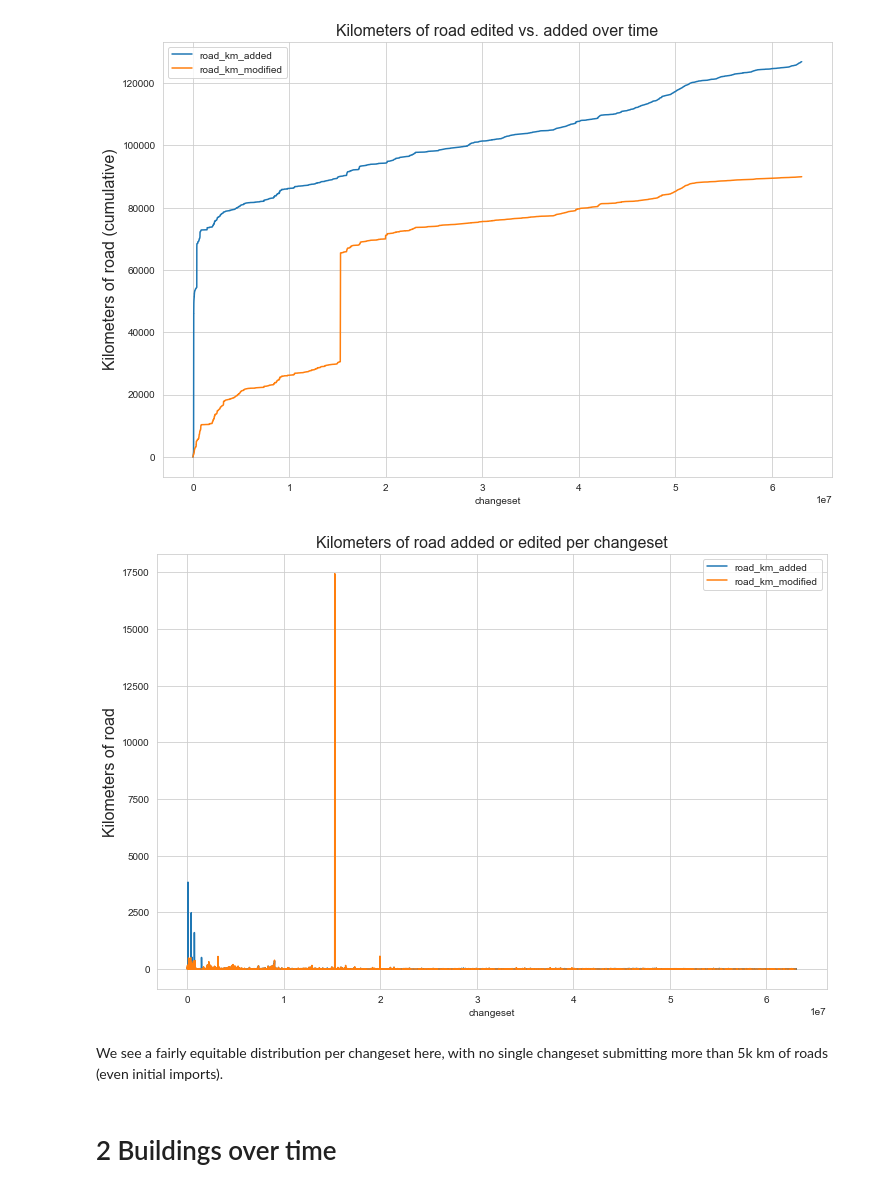
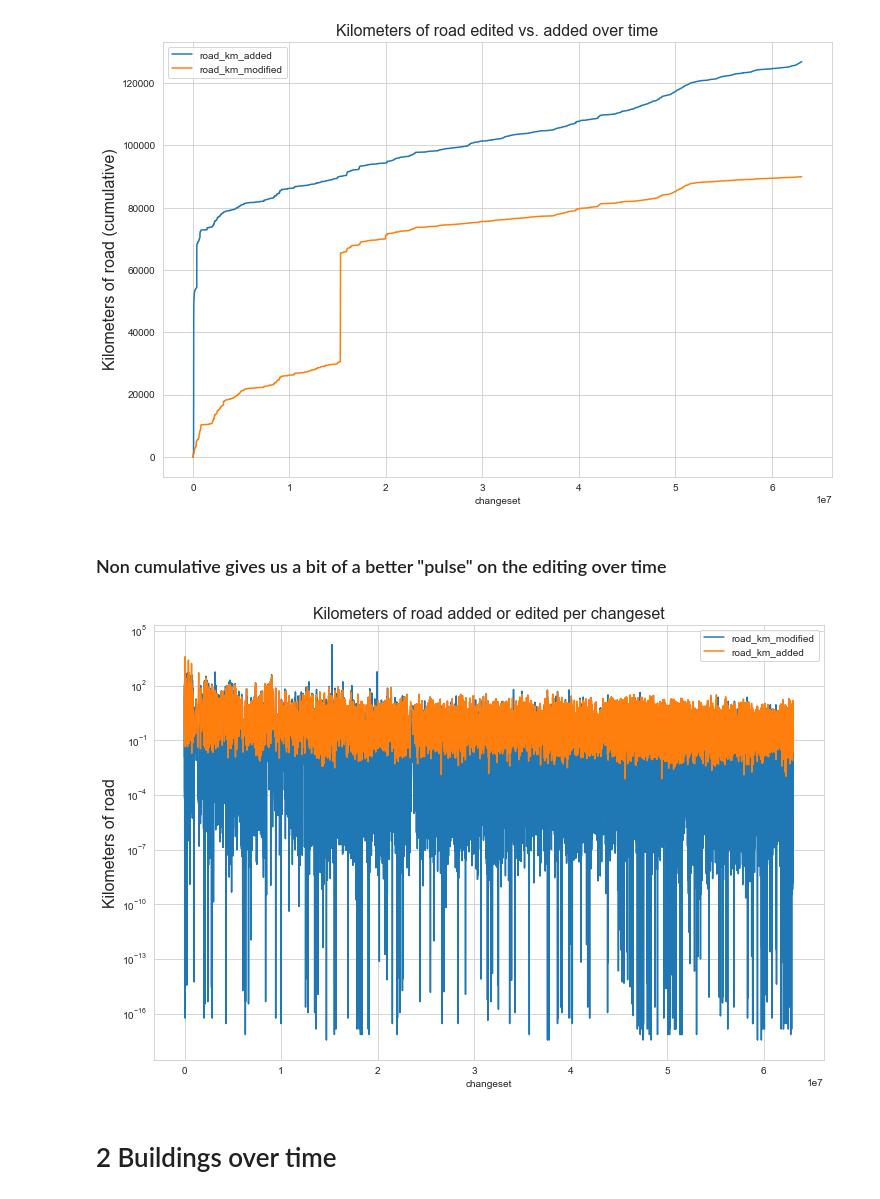
Before and after one commit to jenningsanderson/sotmus-analysis, a Jupyter notebook: analysis/Per-Changeset-Analysis.ipynb, the cells around one changed output. Cells and saved outputs as stored; diff of their text form; code cells hidden in the pictures.

```diff
--- a/analysis/Per-Changeset-Analysis.ipynb
+++ b/analysis/Per-Changeset-Analysis.ipynb
@@ -18,7 +18,8 @@ header = ['user',"changeset","road_km_added","road_km_modified","waterway_km_add
 df = pd.read_csv('../data/changeset_stats-'+PLACE+'-20180930.csv',names=header, sep=',',index_col=False)
 df.set_index('changeset',inplace=True)
 df.sort_index(inplace=True)
-df.head(2)
+df['url'] = df.apply(lambda x: "http://openstreetmap.org/changeset/{}".format(x.name),axis=1)
+df.head()
 # %% [output]
 |  | user | road_km_added | road_km_modified | waterway_km_added | waterway_km_modified | roads_added | ... |
 | changeset |  |  |  |  |  |  | ... |
@@ -41,14 +44,16 @@ ax.set_title("Kilometers of road edited vs. added over time",fontsize=16);
 # %% [output]
 [figure]
+# %% [markdown]
+### Non cumulative gives us a bit of a better "pulse" on the editing over time
 # %%
 sns.set_style('whitegrid')
-ax = df[['road_km_added','road_km_modified']].plot(figsize=(12,8))
+df_slice = df[['road_km_added','road_km_modified']]
+ax = df_slice[df_slice.road_km_modified>0][['road_km_modified']].plot(figsize=(12,8), logy=True)
+df_slice[df_slice.road_km_added>0][['road_km_added']].plot(figsize=(12,8), logy=True, ax=ax)
 ax.set_ylabel("Kilometers of road",fontsize=16)
 ax.set_title("Kilometers of road added or edited per changeset",fontsize=16);
 # %% [output]
-[figure, old version]
+[figure, new version]
-# %% [markdown]
-We see a fairly equitable distribution per changeset here, with no single changeset submitting more than 5k km of roads (even initial imports).
 # %% [markdown]
 # 2 Buildings over time
 # %%
```
Also changed, not shown: parts of 8 cells of this notebook, 2 other files.
